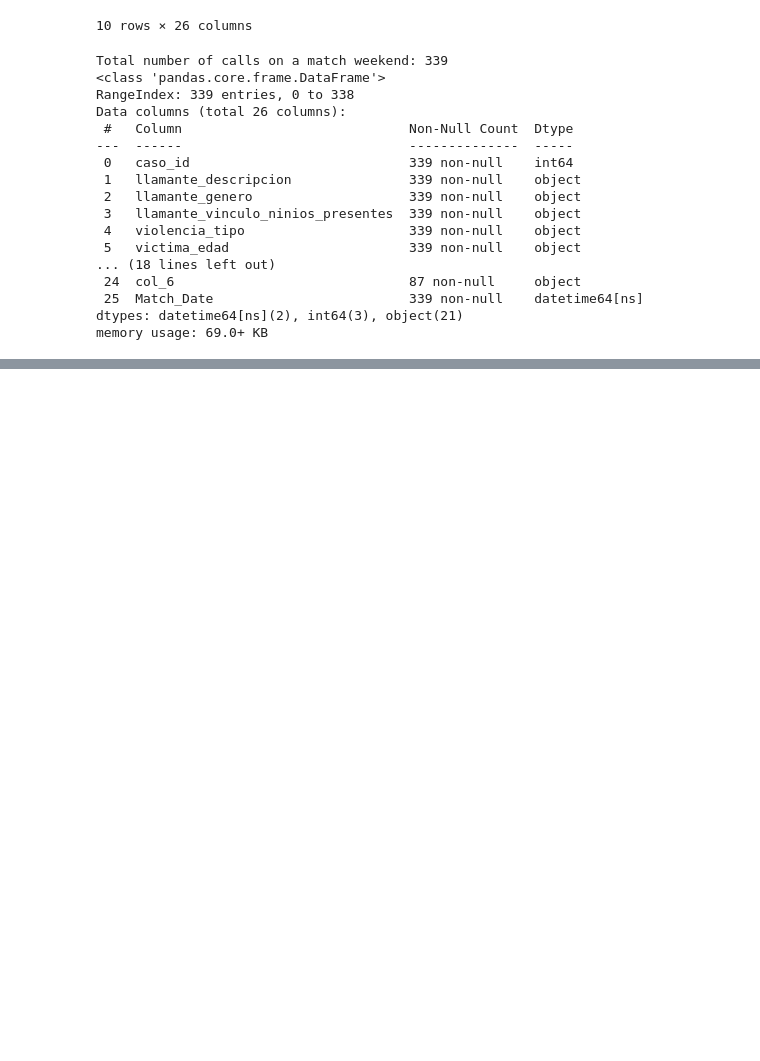
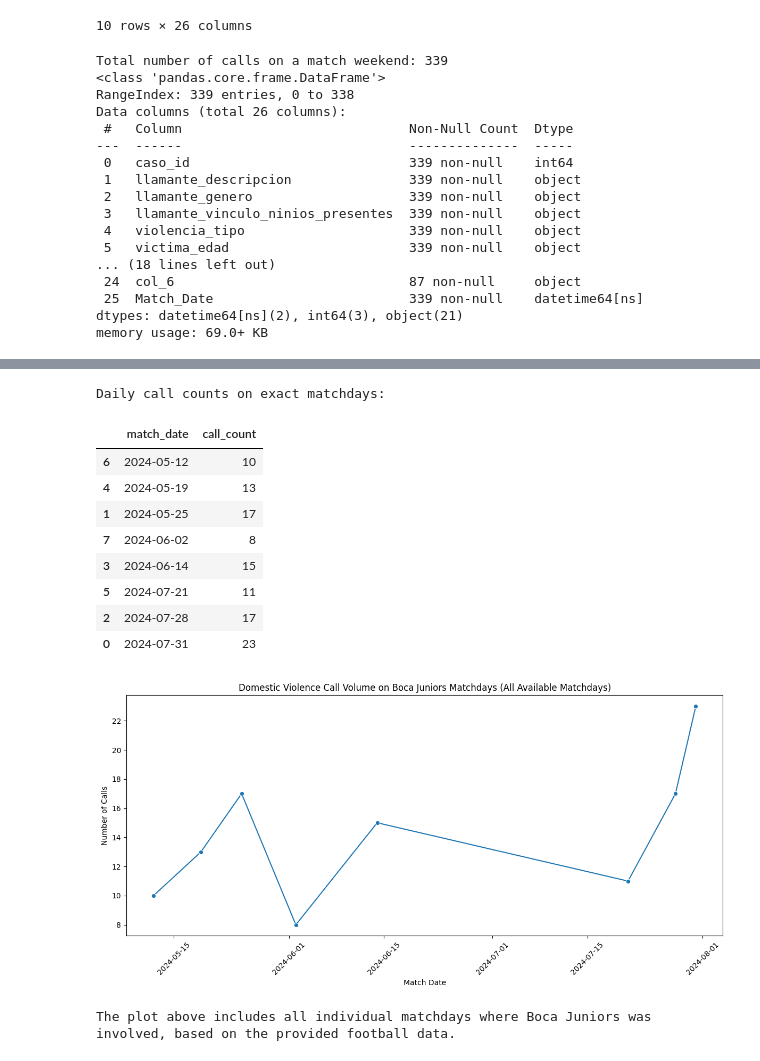
Before and after one commit to ValenG03/DVfootball-IA-project, a Jupyter notebook: ProyectoIA.ipynb, the cells around one changed output, grey strips where cells are left out. Drawn from its saved outputs; the diff is of its cells as text; code cells hidden in the pictures; blank space fills up the shorter version.

```diff
--- a/ProyectoIA.ipynb
+++ b/ProyectoIA.ipynb
@@ -1601,0 +1158,50 @@ Distribution of calls by match result:
+# %%
+import pandas as pd
+import matplotlib.pyplot as plt
+import seaborn as sns
+
+# Ensure 'llamado_fecha' in df_calls and 'Match_Date' in df_football are datetime objects
+df_calls['llamado_fecha'] = pd.to_datetime(df_calls['llamado_fecha'], errors='coerce')
+df_football['Match_Date'] = pd.to_datetime(df_football['Match_Date'], format='%d/%m/%Y', errors='coerce')
+
+
+# Extract the unique match dates as a list of datetime.date objects
+match_dates_only = df_football['Match_Date'].dropna().dt.date.unique().tolist()
+
+# Filter df_calls to include only calls on the exact match dates
+calls_on_matchdays = df_calls[df_calls['llamado_fecha'].dt.date.isin(match_dates_only)].copy()
+
+# Group by date and count the calls on each matchday
+calls_per_matchday_date = calls_on_matchdays['llamado_fecha'].dt.date.value_counts().reset_index()
+calls_per_matchday_date.columns = ['match_date', 'call_count']
+
+# Sort by date for chronological plotting
+calls_per_matchday_date = calls_per_matchday_date.sort_values(by='match_date')
+
+print("Daily call counts on exact matchdays:")
+display(calls_per_matchday_date)
+
+# Visualize the trend of daily call counts on matchdays
+plt.figure(figsize=(12, 6))
+sns.lineplot(data=calls_per_matchday_date, x='match_date', y='call_count', marker='o')
+plt.title('Domestic Violence Call Volume on Boca Juniors Matchdays (All Available Matchdays)')
+plt.xlabel('Match Date')
+plt.ylabel('Number of Calls')
+plt.xticks(rotation=45)
+plt.tight_layout()
+plt.show()
+
+print("\nThe plot above includes all individual matchdays where Boca Juniors was involved, based on the provided football data.")
+# %% [output]
+Daily call counts on exact matchdays:
+|  | match_date | call_count |
+| 6 | 2024-05-12 | 10 |
+| 4 | 2024-05-19 | 13 |
+| 1 | 2024-05-25 | 17 |
+| 7 | 2024-06-02 | 8 |
+| 3 | 2024-06-14 | 15 |
+| 5 | 2024-07-21 | 11 |
+| 2 | 2024-07-28 | 17 |
+| 0 | 2024-07-31 | 23 |
+[figure, added]
+The plot above includes all individual matchdays where Boca Juniors was involved, based on the provided football data.
```
Also changed, not shown: parts of 113 cells of this notebook.
